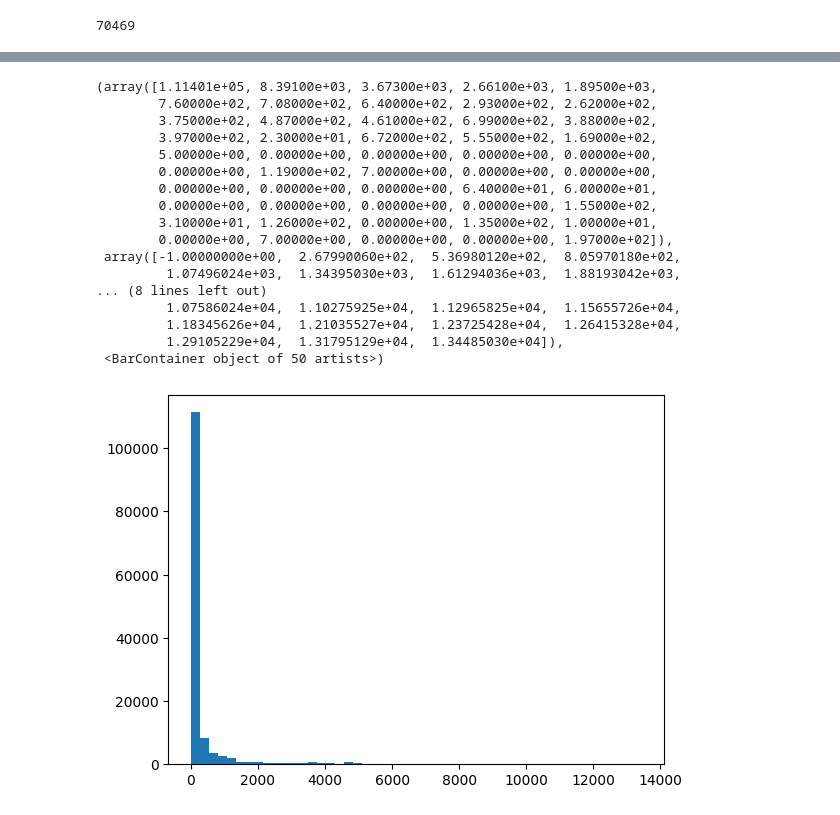
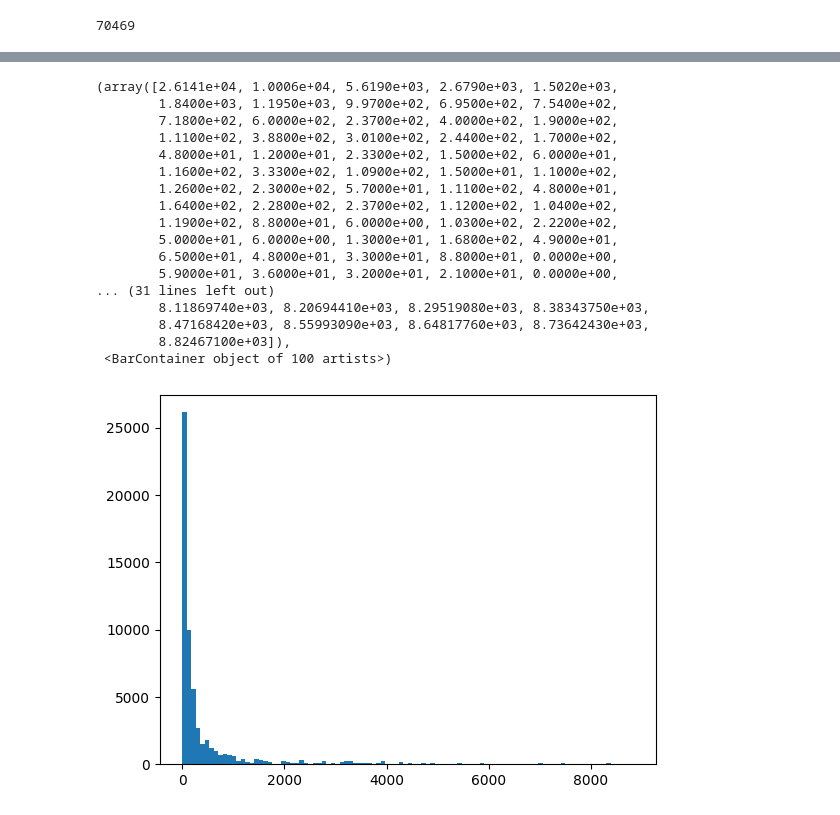
Before and after one commit to washingtonbase/binance, a Jupyter notebook: price-plot.ipynb, the cells around one changed output, grey strips where cells are left out. Cells and saved outputs as stored; diff of their text form; code cells hidden in the pictures.

```diff
--- a/price-plot.ipynb
+++ b/price-plot.ipynb
@@ -35,7 +35,7 @@ websocket_thread = threading.Thread(target=run_websocket)
 websocket_thread.start()
 # %%
 import pickle
-with open('real_time_prices.back.pkl', 'rb') as f:
+with open('real_time_prices2.back.pkl', 'rb') as f:
     prices = pickle.load(f)
     prices = prices
 # %%
@@ -776,8 +776,8 @@ for i in range(len(prices)):
             break
 
     # Initialize time durations and monitor max drawdown during the return to start price
-    up_duration = None
-    down_duration = None
+    up_duration = -1
+    down_duration = -1
     entry_price = up_target if up_reached else down_target
 
     if up_reached or down_reached:
@@ -841,21 +841,21 @@ plt.hist([d['max_drawdown'] for d in durations if d['reached']], bins=50)
 # %%
-plt.hist([d['duration'] or -1 for d in durations if d['reached']], bins=50)
+plt.hist([d['duration'] for d in durations if d['duration'] > 0 and d['reached']], bins=100)
 # %% [output]
-(array([1.11401e+05, 8.39100e+03, 3.67300e+03, 2.66100e+03, 1.89500e+03,
-        7.60000e+02, 7.08000e+02, 6.40000e+02, 2.93000e+02, 2.62000e+02,
-        3.75000e+02, 4.87000e+02, 4.61000e+02, 6.99000e+02, 3.88000e+02,
-        3.97000e+02, 2.30000e+01, 6.72000e+02, 5.55000e+02, 1.69000e+02,
-        5.00000e+00, 0.00000e+00, 0.00000e+00, 0.00000e+00, 0.00000e+00,
-        0.00000e+00, 1.19000e+02, 7.00000e+00, 0.00000e+00, 0.00000e+00,
-        0.00000e+00, 0.00000e+00, 0.00000e+00, 6.40000e+01, 6.00000e+01,
-        0.00000e+00, 0.00000e+00, 0.00000e+00, 0.00000e+00, 1.55000e+02,
-        3.10000e+01, 1.26000e+02, 0.00000e+00, 1.35000e+02, 1.00000e+01,
-        0.00000e+00, 7.00000e+00, 0.00000e+00, 0.00000e+00, 1.97000e+02]),
- array([-1.00000000e+00,  2.67990060e+02,  5.36980120e+02,  8.05970180e+02,
-         1.07496024e+03,  1.34395030e+03,  1.61294036e+03,  1.88193042e+03,
-... (8 lines left out)
-         1.07586024e+04,  1.10275925e+04,  1.12965825e+04,  1.15655726e+04,
-         1.18345626e+04,  1.21035527e+04,  1.23725428e+04,  1.26415328e+04,
-         1.29105229e+04,  1.31795129e+04,  1.34485030e+04]),
- <BarContainer object of 50 artists>)
+(array([2.6141e+04, 1.0006e+04, 5.6190e+03, 2.6790e+03, 1.5020e+03,
+        1.8400e+03, 1.1950e+03, 9.9700e+02, 6.9500e+02, 7.5400e+02,
+        7.1800e+02, 6.0000e+02, 2.3700e+02, 4.0000e+02, 1.9000e+02,
+        1.1100e+02, 3.8800e+02, 3.0100e+02, 2.4400e+02, 1.7000e+02,
+        4.8000e+01, 1.2000e+01, 2.3300e+02, 1.5000e+02, 6.0000e+01,
+        1.1600e+02, 3.3300e+02, 1.0900e+02, 1.5000e+01, 1.1000e+02,
+        1.2600e+02, 2.3000e+02, 5.7000e+01, 1.1100e+02, 4.8000e+01,
+        1.6400e+02, 2.2800e+02, 2.3700e+02, 1.1200e+02, 1.0400e+02,
+        1.1900e+02, 8.8000e+01, 6.0000e+00, 1.0300e+02, 2.2200e+02,
+        5.0000e+01, 6.0000e+00, 1.3000e+01, 1.6800e+02, 4.9000e+01,
+        6.5000e+01, 4.8000e+01, 3.3000e+01, 8.8000e+01, 0.0000e+00,
+        5.9000e+01, 3.6000e+01, 3.2000e+01, 2.1000e+01, 0.0000e+00,
+... (31 lines left out)
+        8.11869740e+03, 8.20694410e+03, 8.29519080e+03, 8.38343750e+03,
+        8.47168420e+03, 8.55993090e+03, 8.64817760e+03, 8.73642430e+03,
+        8.82467100e+03]),
+ <BarContainer object of 100 artists>)
-[figure, old version]
+[figure, new version]
```
Also changed, not shown: parts of 7 cells of this notebook.
